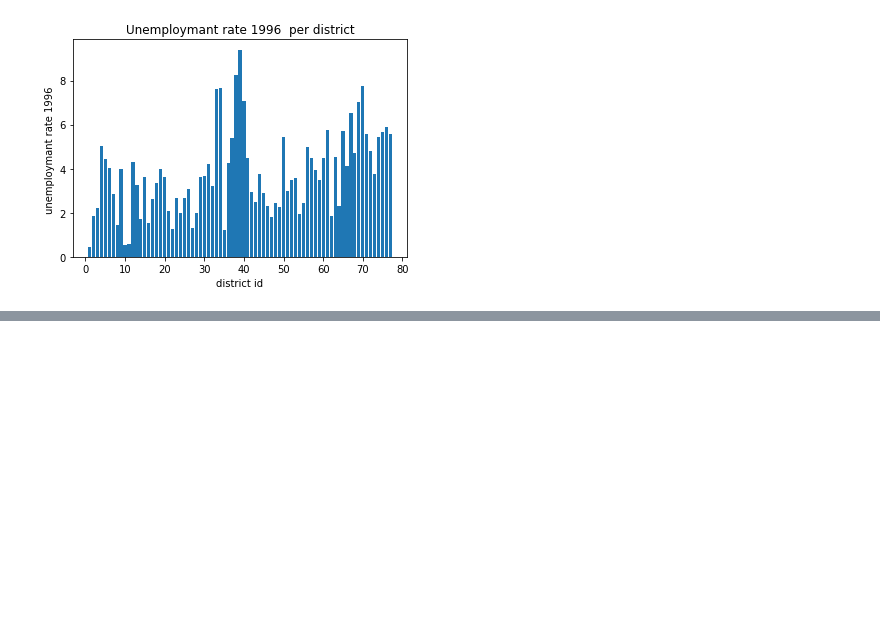
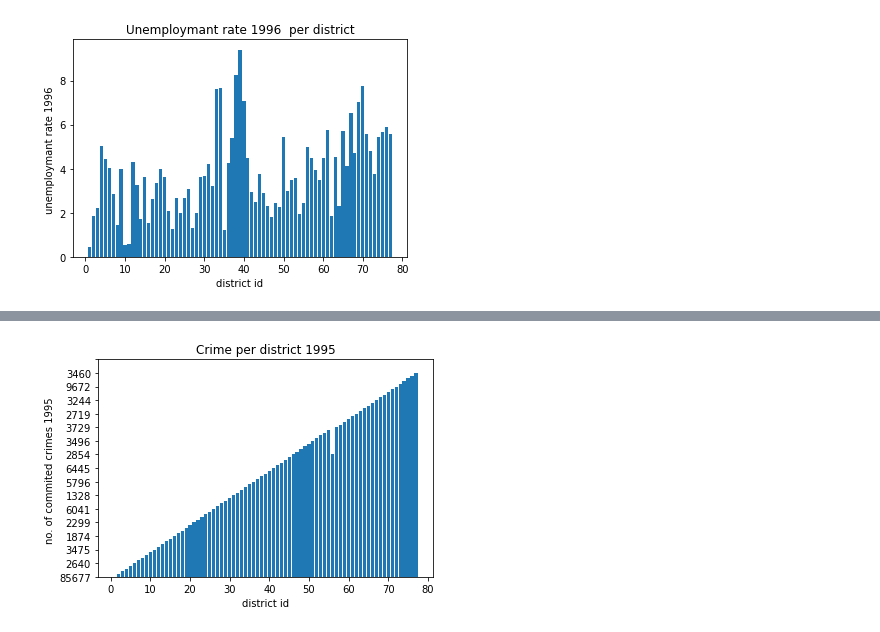
Before and after one commit to IohanSardinha/AC-G15, a Jupyter notebook: analisys.ipynb, the cells around one changed output, grey strips where cells are left out. Drawn from its saved outputs; the diff is of its cells as text; code cells hidden in the pictures; blank space fills up the shorter version.

```diff
--- a/analisys.ipynb
+++ b/analisys.ipynb
@@ -392,0 +410,9 @@ plt.savefig("images/DU/districts_employement96")
+# %%
+plt.bar(range(1,78),districtDB["no. of commited crimes '95 "])
+plt.xlabel("district id")
+plt.yticks(range(0,85,5))
+plt.ylabel("no. of commited crimes 1995 ")
+plt.title("Crime per district 1995")
+plt.savefig("images/DU/districts_crime95")
+# %% [output]
+[figure, added]
```
Also changed, not shown: parts of 9 cells of this notebook, 11 other files.
